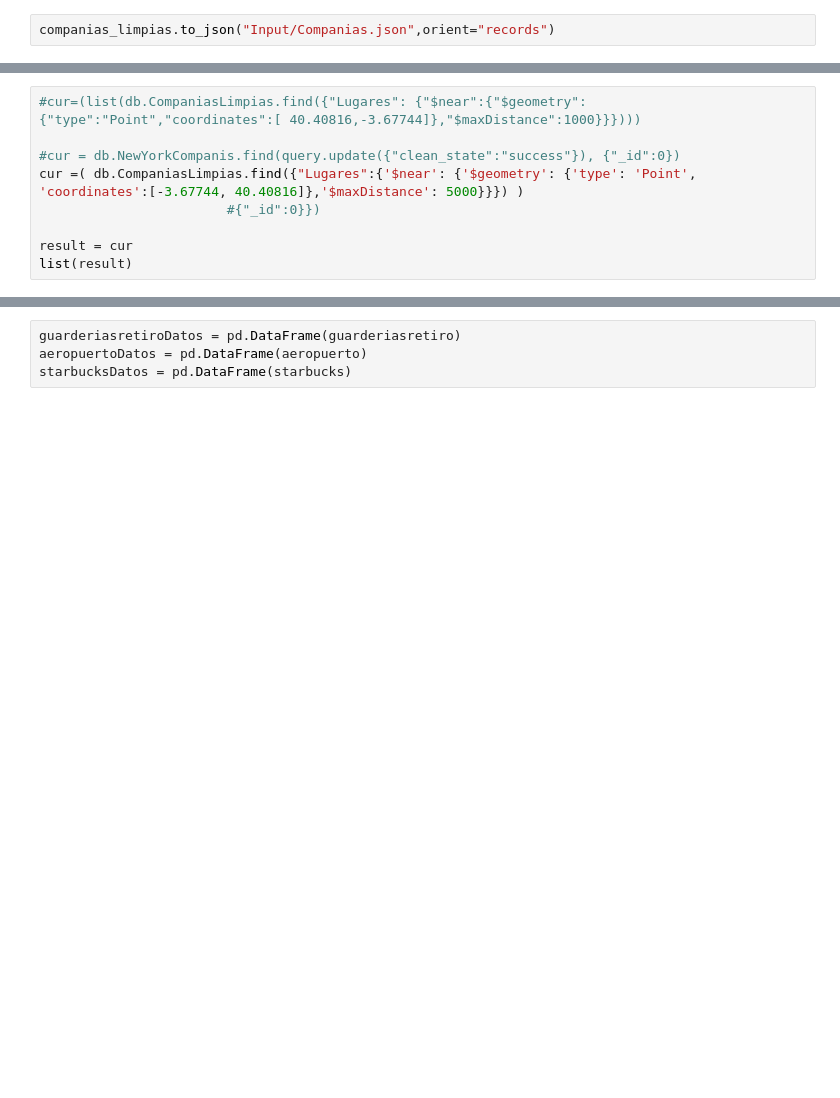
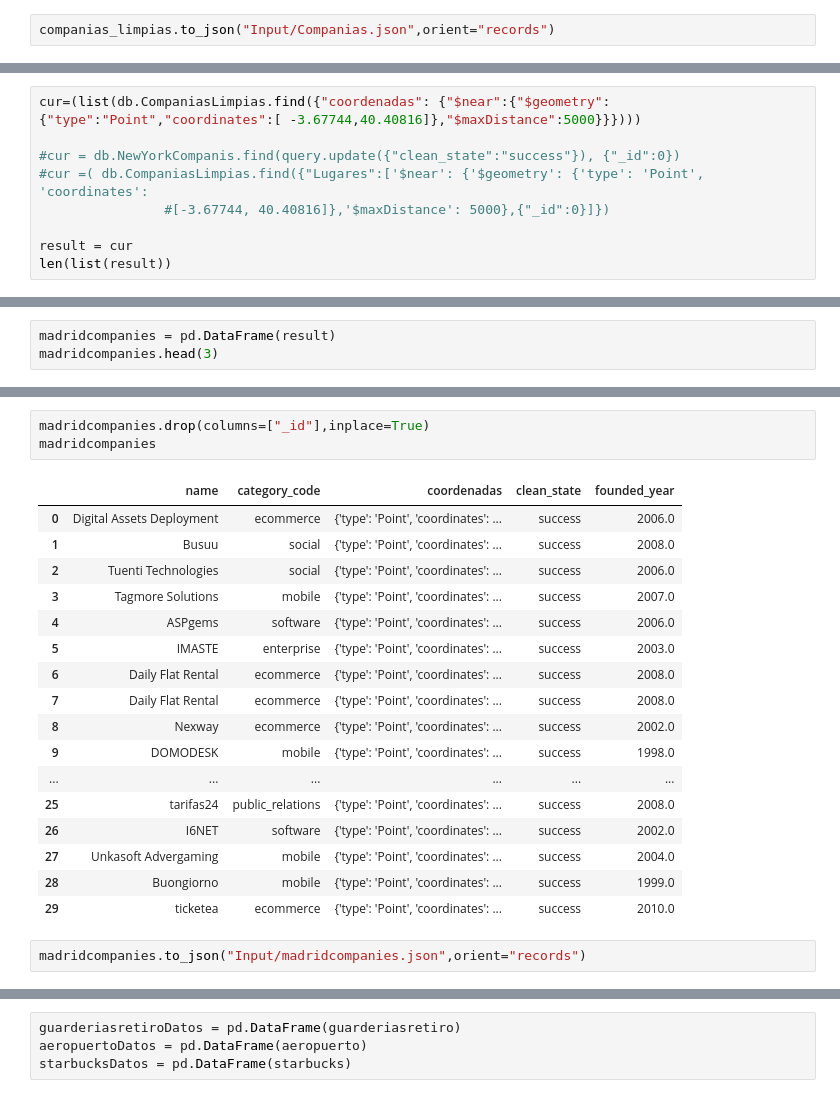
Before and after one commit to Sergio-Perez/ProyectoMongo, a Jupyter notebook: main.ipynb, the cells around one changed output, grey strips where cells are left out. Drawn from its saved outputs; the diff is of its cells as text; blank space fills up the shorter version.

```diff
--- a/main.ipynb
+++ b/main.ipynb
@@ -151,10 +124,10 @@ query
 # %%
-#cur=(list(db.CompaniasLimpias.find({"Lugares": {"$near":{"$geometry":{"type":"Point","coordinates":[ 40.40816,-3.67744]},"$maxDistance":1000}}})))
+cur=(list(db.CompaniasLimpias.find({"coordenadas": {"$near":{"$geometry":{"type":"Point","coordinates":[ -3.67744,40.40816]},"$maxDistance":5000}}})))
 
 #cur = db.NewYorkCompanis.find(query.update({"clean_state":"success"}), {"_id":0})
-cur =( db.CompaniasLimpias.find({"Lugares":{'$near': {'$geometry': {'type': 'Point', 'coordinates':[-3.67744, 40.40816]},'$maxDistance': 5000}}}) )
-                        #{"_id":0}})
+#cur =( db.CompaniasLimpias.find({"Lugares":['$near': {'$geometry': {'type': 'Point', 'coordinates':
+                #[-3.67744, 40.40816]},'$maxDistance': 5000},{"_id":0}]})
 
 result = cur
-list(result)
+len(list(result))
 # %% [output]
@@ -188,0 +135,3 @@ def buscarOficinasCerca(address, maxDist=1000):
+# %%
+madridcompanies = pd.DataFrame(result)
+madridcompanies.head(3)
@@ -188,0 +143,23 @@ def buscarOficinasCerca(address, maxDist=1000):
+# %%
+madridcompanies.drop(columns=["_id"],inplace=True)
+madridcompanies
+# %% [output]
+|  | name | category_code | coordenadas | clean_state | founded_year |
+| 0 | Digital Assets Deployment | ecommerce | {'type': 'Point', 'coordinates': ... | success | 2006.0 |
+| 1 | Busuu | social | {'type': 'Point', 'coordinates': ... | success | 2008.0 |
+| 2 | Tuenti Technologies | social | {'type': 'Point', 'coordinates': ... | success | 2006.0 |
+| 3 | Tagmore Solutions | mobile | {'type': 'Point', 'coordinates': ... | success | 2007.0 |
+| 4 | ASPgems | software | {'type': 'Point', 'coordinates': ... | success | 2006.0 |
+| 5 | IMASTE | enterprise | {'type': 'Point', 'coordinates': ... | success | 2003.0 |
+| 6 | Daily Flat Rental | ecommerce | {'type': 'Point', 'coordinates': ... | success | 2008.0 |
+| 7 | Daily Flat Rental | ecommerce | {'type': 'Point', 'coordinates': ... | success | 2008.0 |
+| 8 | Nexway | ecommerce | {'type': 'Point', 'coordinates': ... | success | 2002.0 |
+| 9 | DOMODESK | mobile | {'type': 'Point', 'coordinates': ... | success | 1998.0 |
+| ... | ... | ... | ... | ... | ... |
+| 25 | tarifas24 | public_relations | {'type': 'Point', 'coordinates': ... | success | 2008.0 |
+| 26 | I6NET | software | {'type': 'Point', 'coordinates': ... | success | 2002.0 |
+| 27 | Unkasoft Advergaming | mobile | {'type': 'Point', 'coordinates': ... | success | 2004.0 |
+| 28 | Buongiorno | mobile | {'type': 'Point', 'coordinates': ... | success | 1999.0 |
+| 29 | ticketea | ecommerce | {'type': 'Point', 'coordinates': ... | success | 2010.0 |
+# %%
+madridcompanies.to_json("Input/madridcompanies.json",orient="records")
```
Also changed, not shown: parts of 76 cells of this notebook, 5 other files.
